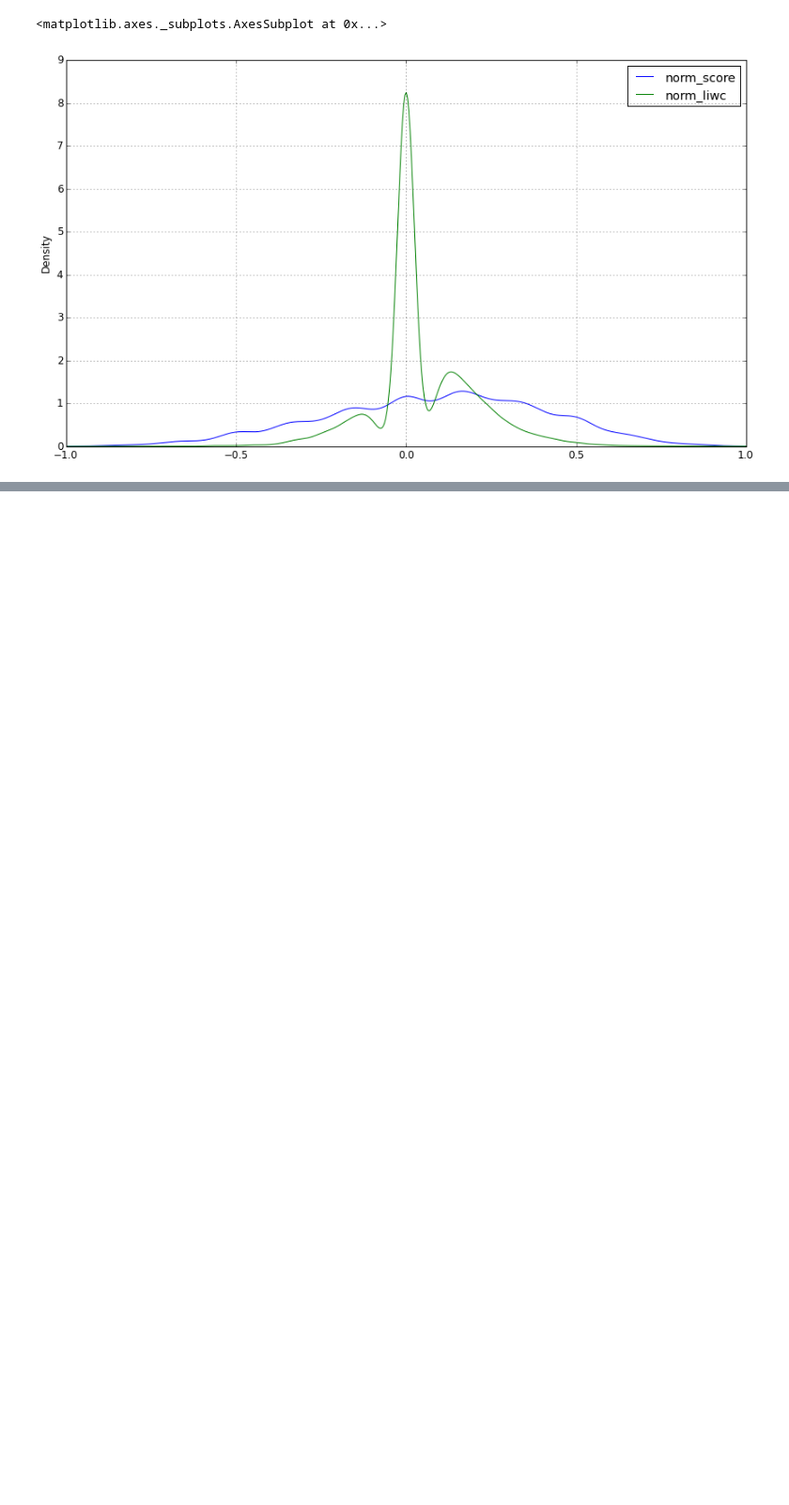
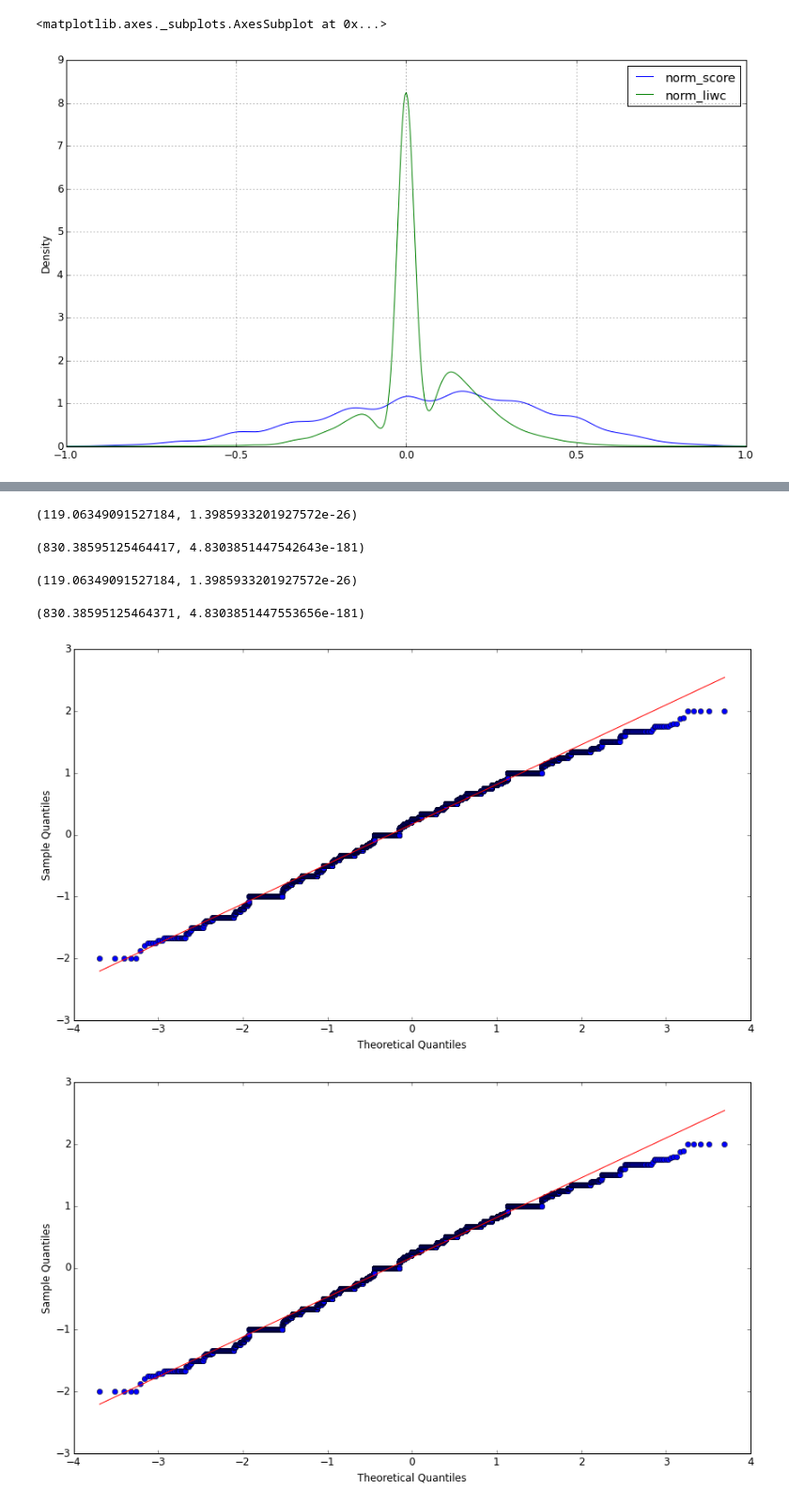
Before and after one commit to mavillard/liwc, a Jupyter notebook: comparison.ipynb, the cells around one changed output, grey strips where cells are left out. Shown at 94% size. Drawn from its saved outputs; the diff is of its cells as text; code cells hidden in the pictures; blank space fills up the shorter version.

```diff
--- a/comparison.ipynb
+++ b/comparison.ipynb
@@ -158,0 +212,16 @@ df_b2[['norm_score', 'norm_liwc']].plot(kind='kde', xlim=[-1, 1])
+# %%
+normaltest(df_b2['norm_score'])
+# %% [output]
+(119.06349091527184, 1.3985933201927572e-26)
+# %%
+normaltest(df_b2['norm_liwc'])
+# %% [output]
+(830.38595125464417, 4.8303851447542643e-181)
+# %%
+normaltest(df_b2['score'])
+# %% [output]
+(119.06349091527184, 1.3985933201927572e-26)
+# %%
+normaltest(df_b2['liwc'])
+# %% [output]
+(830.38595125464371, 4.8303851447553656e-181)
@@ -158,0 +230,5 @@ df_b2[['norm_score', 'norm_liwc']].plot(kind='kde', xlim=[-1, 1])
+# %%
+qqplot(df_b2['score'], line='r')
+# %% [output]
+[figure, added]
+[figure, added]
```
Also changed, not shown: parts of 50 cells of this notebook, 18 other files.
